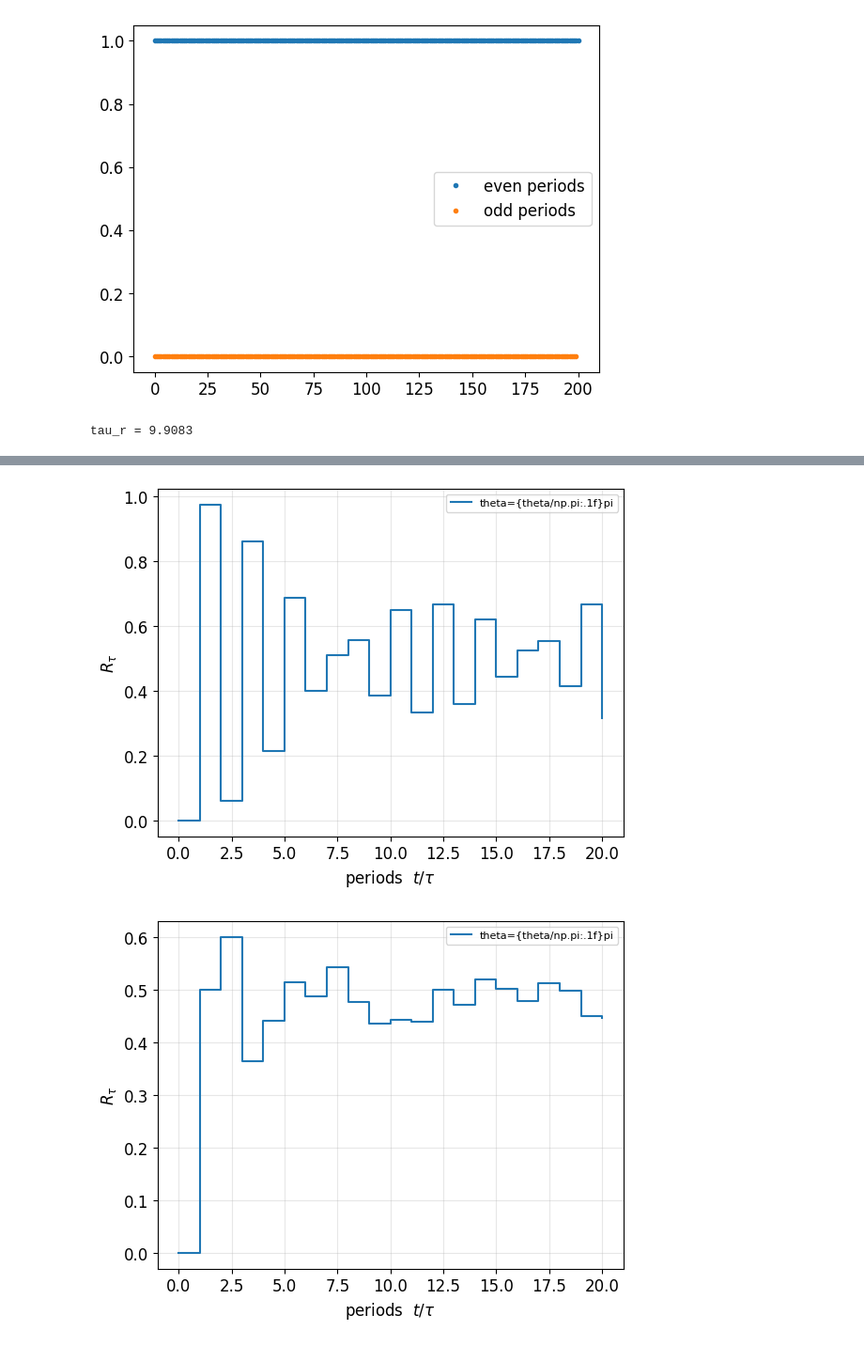
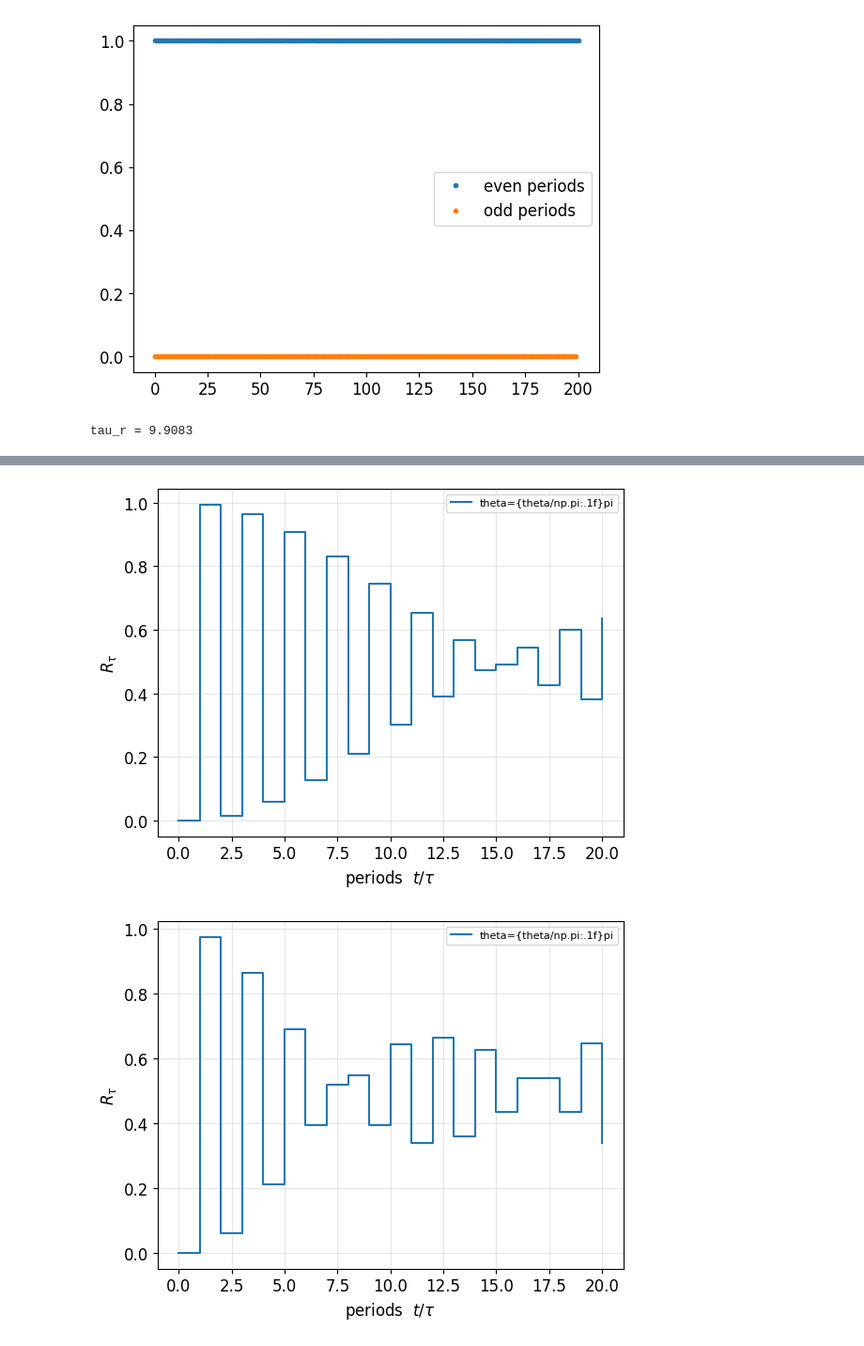
Before and after one commit to Idden/Quantum-Internship, a Jupyter notebook: important/recent/chiral_drive.ipynb, the cells around one changed output, grey strips where cells are left out. Shown at 94% size. Cells and saved outputs as stored; diff of their text form; code cells hidden in the pictures.

Commit message:
chiral operator drive rtau

```diff
--- a/important/recent/chiral_drive.ipynb
+++ b/important/recent/chiral_drive.ipynb
@@ -45,6 +45,8 @@ plt.show()
 tau_r = 9.9083
 [figure]
 # %%
+N = 12
+
 def get_tau_r(N):
     H0, w, v, psi0, _ = get_scar_ham(N)
     amp = np.array([s.overlap(psi0) for s in v])
@@ -52,49 +54,49 @@ def get_tau_r(N):
     f = np.abs((np.abs(amp)**2) @ np.exp(-1j * np.outer(w, ts)))**2
     return ts[np.argmax(f)]
 
-def kicked_rtau(N, theta, tau, n_periods, init='z2', ham_disorder=[0, 0, 0], N_dis=None, fixed_seed=False):
+def kicked_rtau(N, theta, tau, n_periods, ham_disorder=[0, 0, 0], N_dis=None, fixed_seed=False):
     H0, _, _, psi0, basisList = get_scar_ham(N, diagonalize=False)
     H0, evals, evecs = get_dis_scar_ham(H0, N, basisList,
                                         N_dis=N_dis,
                                         ham_disorder=ham_disorder,
                                         fixed_seed=fixed_seed)
     H1, _ = get_scar_H1_no_z2(N, basisList)
+    Nvec = (H1.diag() + N) / 2
     bandwidth = evals[-1] - evals[0]
 
     H0f   = H0.full()
-    kick  = np.exp(-1j * (theta / 2) * H1.diag())
+    kick  = np.exp(-1j * theta * Nvec)
     U_tau = expm(-1j * tau * H0f)
 
     psi = evecs[0].full().ravel().astype(complex)
 
     E = np.empty(2 * n_periods + 1)
     E[0] = np.real(np.vdot(psi, H0f @ psi))
     for n in range(n_periods):
         psi = U_tau @ psi                              # free evolution
         E[2*n + 1] = np.real(np.vdot(psi, H0f @ psi))  # just before the kick
         psi = kick * psi                               # kick
         E[2*n + 2] = np.real(np.vdot(psi, H0f @ psi))  # just after the kick
 
     times = np.repeat(np.arange(n_periods + 1) * tau, 2)[1:]
     return times, (E - E[0]) / bandwidth
 
-N = 12
 tau_r = get_tau_r(N)
-tau = 0.993 * tau_r / 2
+tau = tau_r / 2
 print(f"tau_r = {tau_r:.4f}")
 
 plt.figure(figsize=(9, 4))
-for theta in [np.pi, 1.1*np.pi, 1.5*np.pi]:
-    t, R = kicked_rtau(12, theta, tau, 20, init='ground',
+for theta in [np.pi, 1.05*np.pi, 1.1*np.pi]:
+    t, R = kicked_rtau(12, theta, tau, 20,
                         ham_disorder=[0, 0, 0], fixed_seed=False)
     plt.plot(t/tau, R, label="theta={theta/np.pi:.1f}pi")
     plt.xlabel("periods  $t/\\tau$")
     plt.ylabel("$R_\\tau$")
     plt.legend(fontsize=8)
     plt.grid(alpha=0.3)
     plt.show()
 # %% [output]
 tau_r = 9.9083
 [figure]
-[figure, old version]
+[figure, new version]
-[figure, old version]
+[figure, new version]
```
Also changed, not shown: parts of 1 cell of this notebook, 1 other file.
